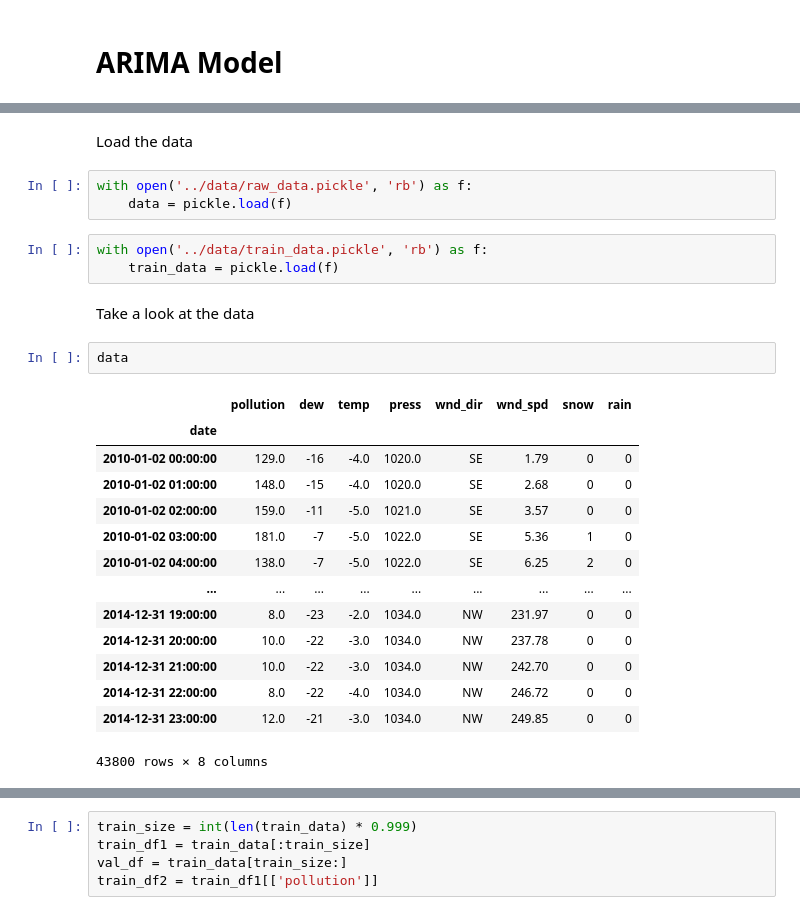
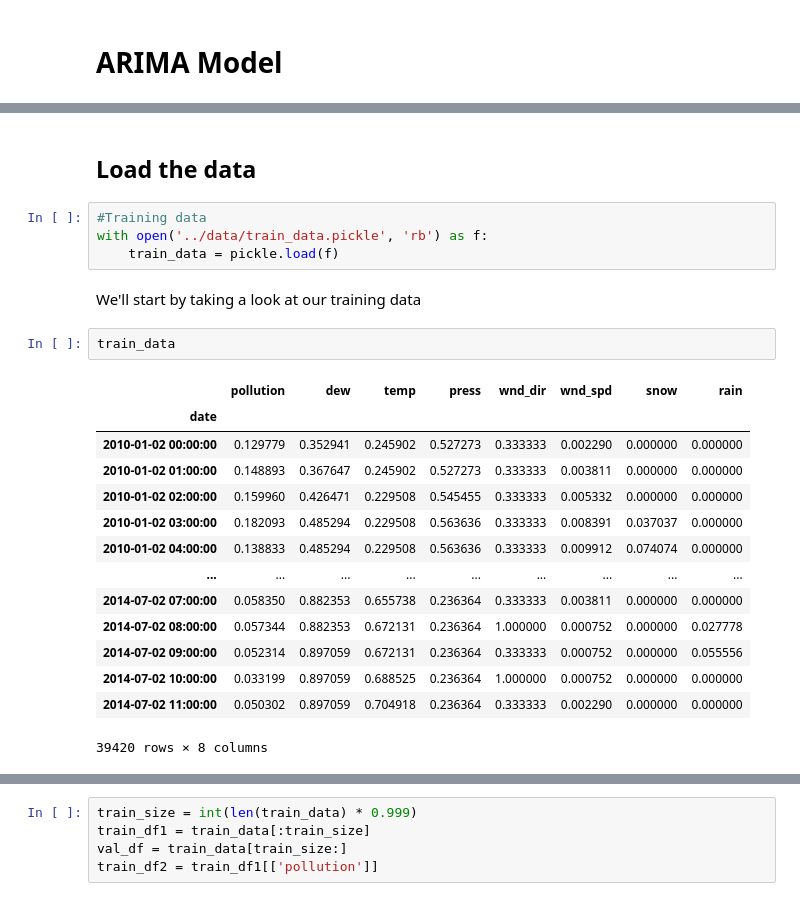
Before and after one commit to djjjones6/Group_Assessment_2, a Jupyter notebook: DaveJ/ARIMA.ipynb, the cells around one changed output, grey strips where cells are left out. Cells and saved outputs as stored; diff of their text form.

```diff
--- a/DaveJ/ARIMA.ipynb
+++ b/DaveJ/ARIMA.ipynb
@@ -15,27 +29,25 @@ from sklearn.metrics import mean_absolute_error, root_mean_squared_error, mean_s
 # %% [markdown]
-Load the data
+## Load the data
 # %%
-with open('../data/raw_data.pickle', 'rb') as f:
-    data = pickle.load(f)
+#Training data
+with open('../data/train_data.pickle', 'rb') as f:
+    train_data = pickle.load(f)
-# %%
-with open('../data/train_data.pickle', 'rb') as f:
-    train_data = pickle.load(f)
 # %% [markdown]
-Take a look at the data
+We'll start by taking a look at our training data
-# %%
-data
-# %% [output]
-|  | pollution | dew | temp | press | wnd_dir | wnd_spd | snow | rain |
-| date |  |  |  |  |  |  |  |  |
-| 2010-01-02 00:00:00 | 129.0 | -16 | -4.0 | 1020.0 | SE | 1.79 | 0 | 0 |
-| 2010-01-02 01:00:00 | 148.0 | -15 | -4.0 | 1020.0 | SE | 2.68 | 0 | 0 |
-| 2010-01-02 02:00:00 | 159.0 | -11 | -5.0 | 1021.0 | SE | 3.57 | 0 | 0 |
-| 2010-01-02 03:00:00 | 181.0 | -7 | -5.0 | 1022.0 | SE | 5.36 | 1 | 0 |
-| 2010-01-02 04:00:00 | 138.0 | -7 | -5.0 | 1022.0 | SE | 6.25 | 2 | 0 |
-| ... | ... | ... | ... | ... | ... | ... | ... | ... |
-| 2014-12-31 19:00:00 | 8.0 | -23 | -2.0 | 1034.0 | NW | 231.97 | 0 | 0 |
-| 2014-12-31 20:00:00 | 10.0 | -22 | -3.0 | 1034.0 | NW | 237.78 | 0 | 0 |
-| 2014-12-31 21:00:00 | 10.0 | -22 | -3.0 | 1034.0 | NW | 242.70 | 0 | 0 |
-| 2014-12-31 22:00:00 | 8.0 | -22 | -4.0 | 1034.0 | NW | 246.72 | 0 | 0 |
-| 2014-12-31 23:00:00 | 12.0 | -21 | -3.0 | 1034.0 | NW | 249.85 | 0 | 0 |
-43800 rows × 8 columns
+# %%
+train_data
+# %% [output]
+|  | pollution | dew | temp | press | wnd_dir | wnd_spd | snow | rain |
+| date |  |  |  |  |  |  |  |  |
+| 2010-01-02 00:00:00 | 0.129779 | 0.352941 | 0.245902 | 0.527273 | 0.333333 | 0.002290 | 0.000000 | 0.000000 |
+| 2010-01-02 01:00:00 | 0.148893 | 0.367647 | 0.245902 | 0.527273 | 0.333333 | 0.003811 | 0.000000 | 0.000000 |
+| 2010-01-02 02:00:00 | 0.159960 | 0.426471 | 0.229508 | 0.545455 | 0.333333 | 0.005332 | 0.000000 | 0.000000 |
+| 2010-01-02 03:00:00 | 0.182093 | 0.485294 | 0.229508 | 0.563636 | 0.333333 | 0.008391 | 0.037037 | 0.000000 |
+| 2010-01-02 04:00:00 | 0.138833 | 0.485294 | 0.229508 | 0.563636 | 0.333333 | 0.009912 | 0.074074 | 0.000000 |
+| ... | ... | ... | ... | ... | ... | ... | ... | ... |
+| 2014-07-02 07:00:00 | 0.058350 | 0.882353 | 0.655738 | 0.236364 | 0.333333 | 0.003811 | 0.000000 | 0.000000 |
+| 2014-07-02 08:00:00 | 0.057344 | 0.882353 | 0.672131 | 0.236364 | 1.000000 | 0.000752 | 0.000000 | 0.027778 |
+| 2014-07-02 09:00:00 | 0.052314 | 0.897059 | 0.672131 | 0.236364 | 0.333333 | 0.000752 | 0.000000 | 0.055556 |
+| 2014-07-02 10:00:00 | 0.033199 | 0.897059 | 0.688525 | 0.236364 | 1.000000 | 0.000752 | 0.000000 | 0.000000 |
+| 2014-07-02 11:00:00 | 0.050302 | 0.897059 | 0.704918 | 0.236364 | 0.333333 | 0.002290 | 0.000000 | 0.000000 |
+39420 rows × 8 columns
```
Also changed, not shown: parts of 32 cells of this notebook.
